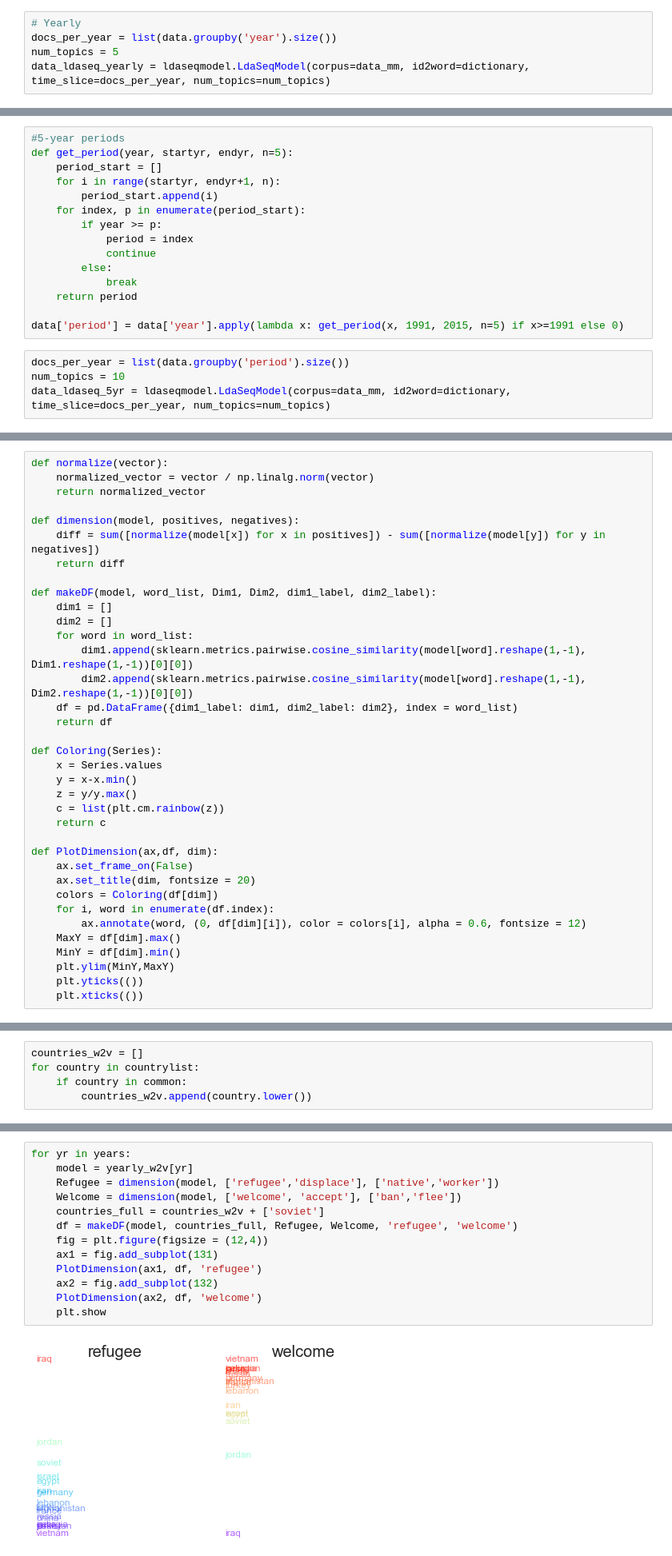
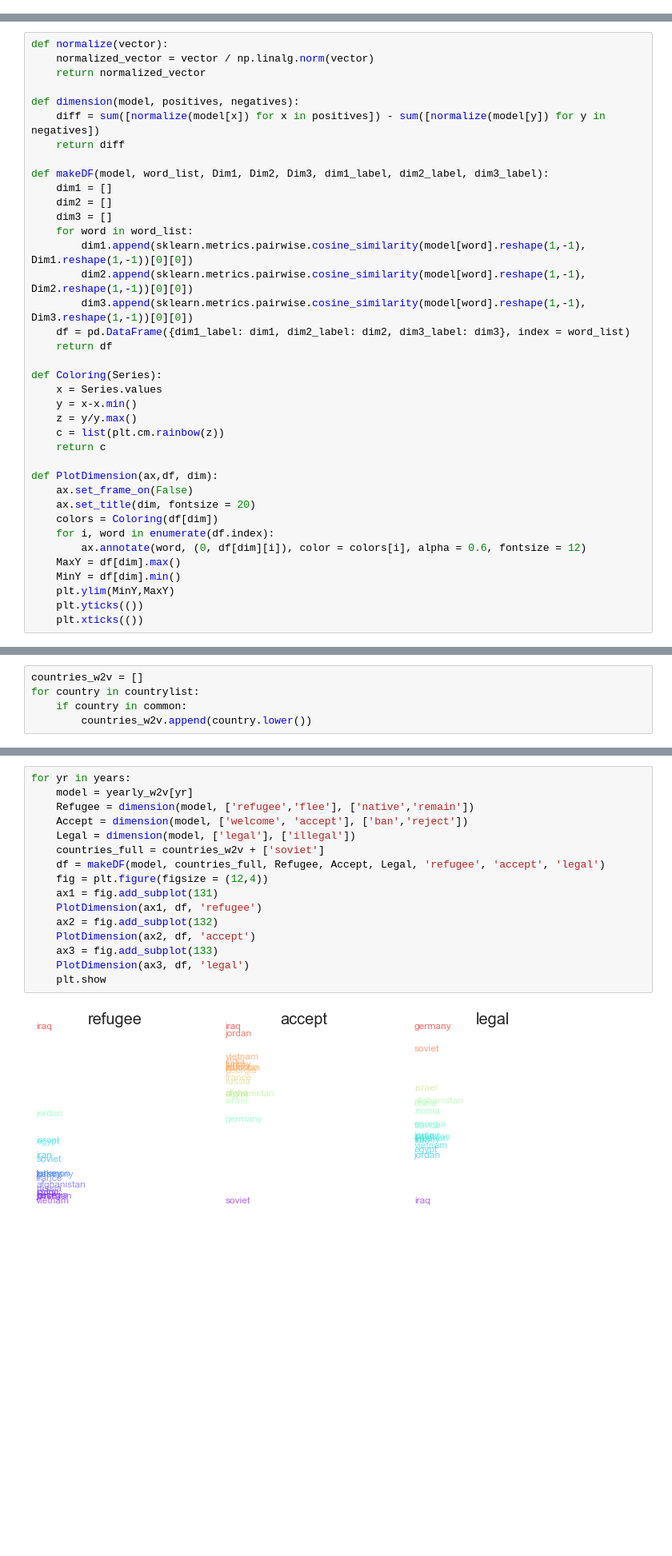
Before and after one commit to rachel-ker/refugeediscourse, a Jupyter notebook: analysis_template-COCA.ipynb, the cells around one changed output, grey strips where cells are left out. Shown at 80% size. Drawn from its saved outputs; the diff is of its cells as text; blank space fills up the shorter version.

```diff
--- a/analysis_template-COCA.ipynb
+++ b/analysis_template-COCA.ipynb
@@ -861,8 +925,3 @@ for i in range(data_lda.num_topics):
 ## Dynamic Topic Modelling
 # %% [markdown]
 Read documentation: https://radimrehurek.com/gensim/models/ldaseqmodel.html
-# %%
-# Yearly
-docs_per_year = list(data.groupby('year').size())
-num_topics = 5
-data_ldaseq_yearly = ldaseqmodel.LdaSeqModel(corpus=data_mm, id2word=dictionary, time_slice=docs_per_year, num_topics=num_topics)
@@ -971,19 +927,0 @@ data_ldaseq_yearly.print_topic_times(topic=4, top_terms=10)
-# %%
-#5-year periods
-def get_period(year, startyr, endyr, n=5):
-    period_start = []
-    for i in range(startyr, endyr+1, n):
-        period_start.append(i)
-    for index, p in enumerate(period_start):
-        if year >= p:
-            period = index
-            continue
-        else:
-            break
-    return period
-
-data['period'] = data['year'].apply(lambda x: get_period(x, 1991, 2015, n=5) if x>=1991 else 0)
-# %%
-docs_per_year = list(data.groupby('period').size())
-num_topics = 10
-data_ldaseq_5yr = ldaseqmodel.LdaSeqModel(corpus=data_mm, id2word=dictionary, time_slice=docs_per_year, num_topics=num_topics)
@@ -1489,13 +1210,15 @@ def dimension(model, positives, negatives):
     diff = sum([normalize(model[x]) for x in positives]) - sum([normalize(model[y]) for y in negatives])
     return diff
 
-def makeDF(model, word_list, Dim1, Dim2, dim1_label, dim2_label):
+def makeDF(model, word_list, Dim1, Dim2, Dim3, dim1_label, dim2_label, dim3_label):
     dim1 = []
     dim2 = []
+    dim3 = []
     for word in word_list:
         dim1.append(sklearn.metrics.pairwise.cosine_similarity(model[word].reshape(1,-1), Dim1.reshape(1,-1))[0][0])
         dim2.append(sklearn.metrics.pairwise.cosine_similarity(model[word].reshape(1,-1), Dim2.reshape(1,-1))[0][0])
-    df = pd.DataFrame({dim1_label: dim1, dim2_label: dim2}, index = word_list)
+        dim3.append(sklearn.metrics.pairwise.cosine_similarity(model[word].reshape(1,-1), Dim3.reshape(1,-1))[0][0])
+    df = pd.DataFrame({dim1_label: dim1, dim2_label: dim2, dim3_label: dim3}, index = word_list)
     return df
 
 def Coloring(Series):
@@ -1565,15 +1308,18 @@ countries_w2v
 # %%
 for yr in years:
     model = yearly_w2v[yr]
-    Refugee = dimension(model, ['refugee','displace'], ['native','worker'])
-    Welcome = dimension(model, ['welcome', 'accept'], ['ban','flee'])
+    Refugee = dimension(model, ['refugee','flee'], ['native','remain'])
+    Accept = dimension(model, ['welcome', 'accept'], ['ban','reject'])
+    Legal = dimension(model, ['legal'], ['illegal'])
     countries_full = countries_w2v + ['soviet']
-    df = makeDF(model, countries_full, Refugee, Welcome, 'refugee', 'welcome')
+    df = makeDF(model, countries_full, Refugee, Accept, Legal, 'refugee', 'accept', 'legal')
     fig = plt.figure(figsize = (12,4))
     ax1 = fig.add_subplot(131)
     PlotDimension(ax1, df, 'refugee')
     ax2 = fig.add_subplot(132)
-    PlotDimension(ax2, df, 'welcome')
+    PlotDimension(ax2, df, 'accept')
+    ax3 = fig.add_subplot(133)
+    PlotDimension(ax3, df, 'legal')
     plt.show
 # %% [output]
-[figure, old version]
+[figure, new version]
```
Also changed, not shown: parts of 101 cells of this notebook.
